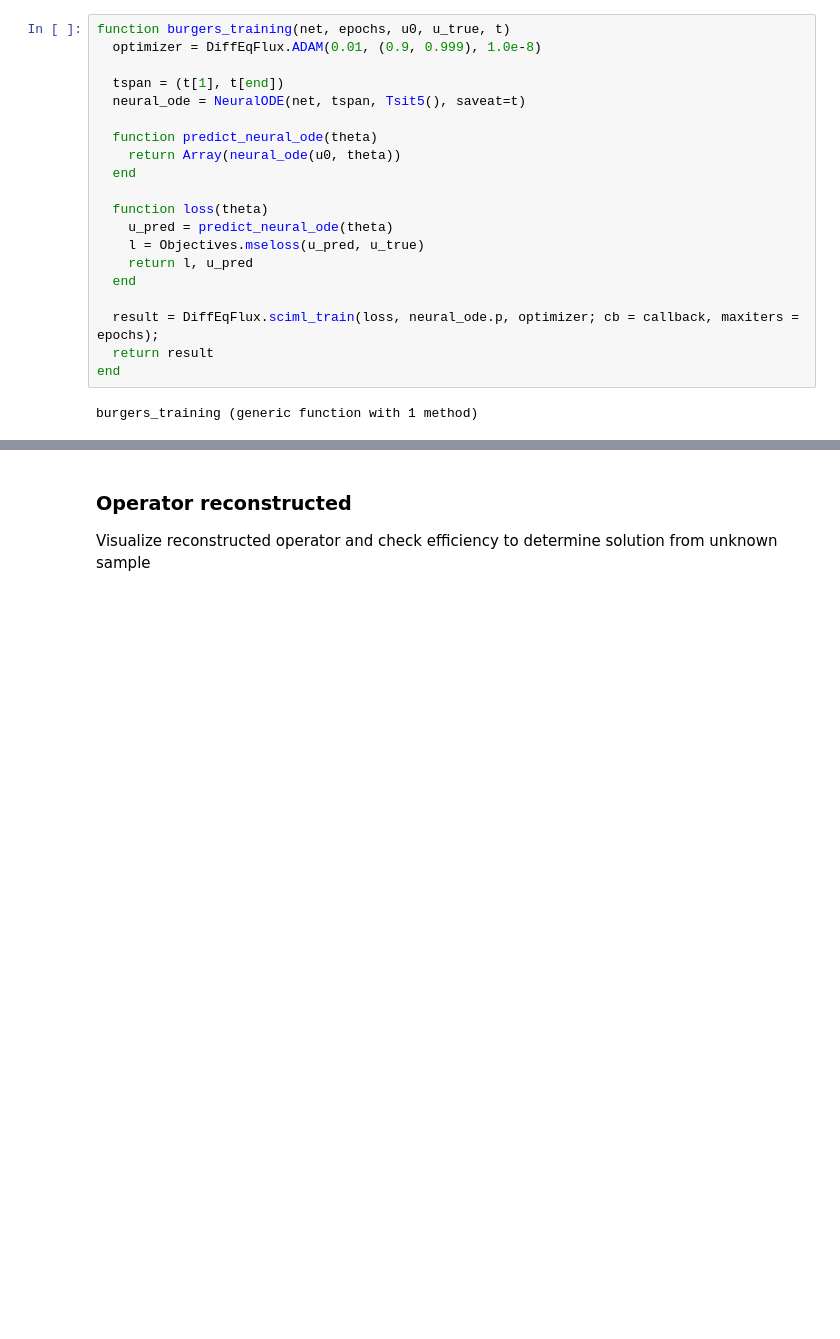
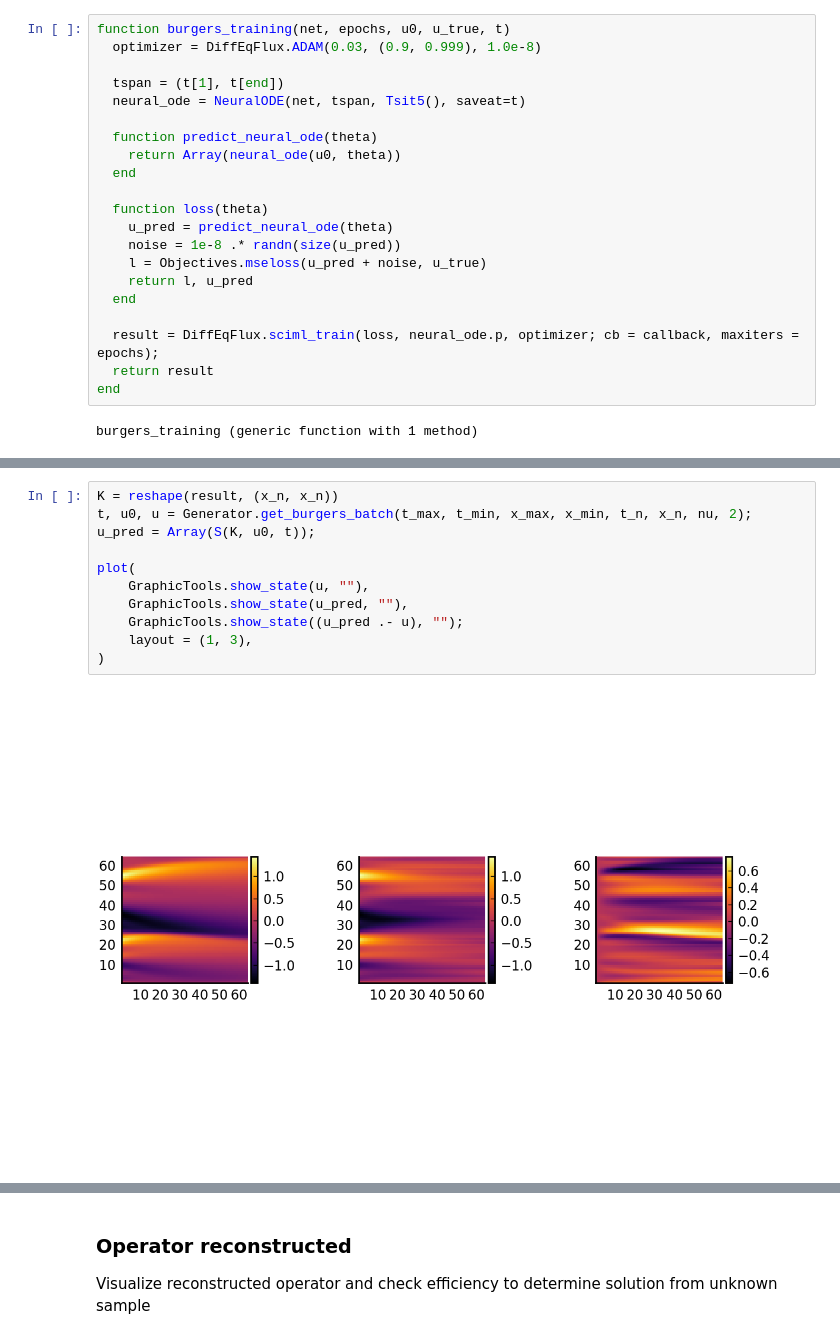
Before and after one commit to vdesgrange/closure-model, a Jupyter notebook: experiments/julia_src/neural_closure/burgers_equation_neural_ode.ipynb, the cells around one changed output, grey strips where cells are left out. Saved outputs shown, nothing was run; the diff lists cells and outputs as text; blank space fills up the shorter version.

```diff
--- a/experiments/julia_src/neural_closure/burgers_equation_neural_ode.ipynb
+++ b/experiments/julia_src/neural_closure/burgers_equation_neural_ode.ipynb
@@ -80,6 +82,6 @@ callback (generic function with 2 methods)
 # %%
 function burgers_training(net, epochs, u0, u_true, t)
-  optimizer = DiffEqFlux.ADAM(0.01, (0.9, 0.999), 1.0e-8)
+  optimizer = DiffEqFlux.ADAM(0.03, (0.9, 0.999), 1.0e-8)
 
   tspan = (t[1], t[end])
   neural_ode = NeuralODE(net, tspan, Tsit5(), saveat=t)
@@ -90,7 +92,8 @@ function burgers_training(net, epochs, u0, u_true, t)
 
   function loss(theta)
     u_pred = predict_neural_ode(theta)
-    l = Objectives.mseloss(u_pred, u_true)
+    noise = 1e-8 .* randn(size(u_pred))
+    l = Objectives.mseloss(u_pred + noise, u_true)
     return l, u_pred
   end
 
@@ -107,0 +130,13 @@ result = burgers_training(net, 100, init_set, true_set, t);
+# %%
+K = reshape(result, (x_n, x_n))
+t, u0, u = Generator.get_burgers_batch(t_max, t_min, x_max, x_min, t_n, x_n, nu, 2);
+u_pred = Array(S(K, u0, t));
+
+plot(
+    GraphicTools.show_state(u, ""),
+    GraphicTools.show_state(u_pred, ""),
+    GraphicTools.show_state((u_pred .- u), "");
+    layout = (1, 3),
+)
+# %% [output]
+[figure, added]
```
Also changed, not shown: parts of 23 cells of this notebook, 1 other file.
